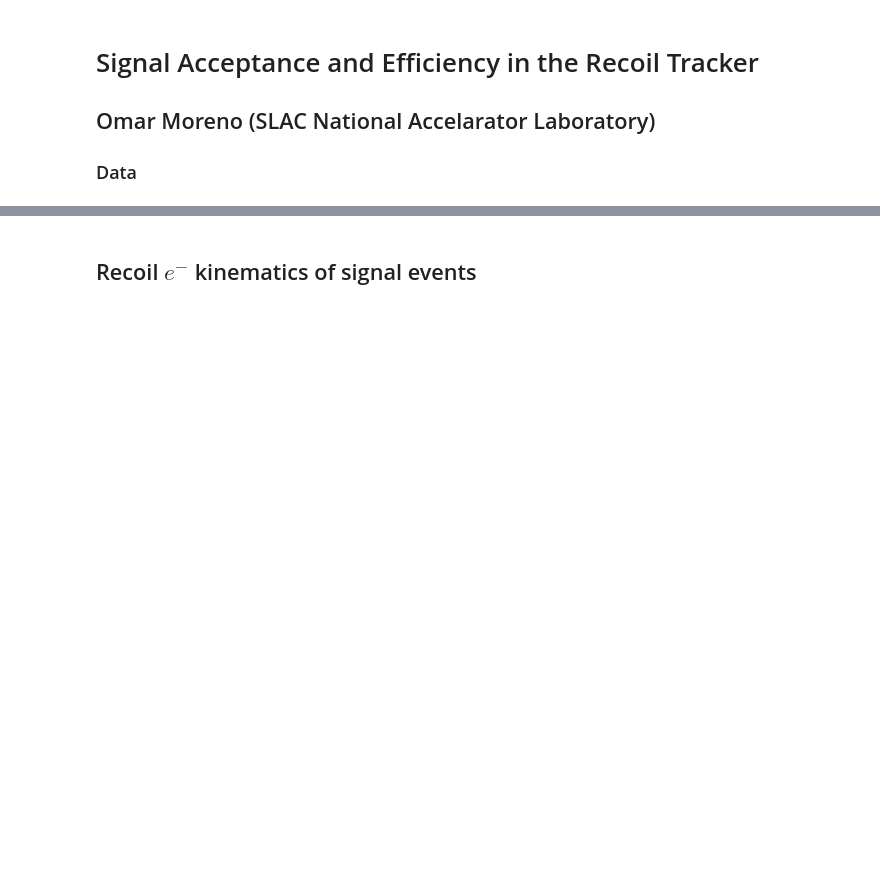
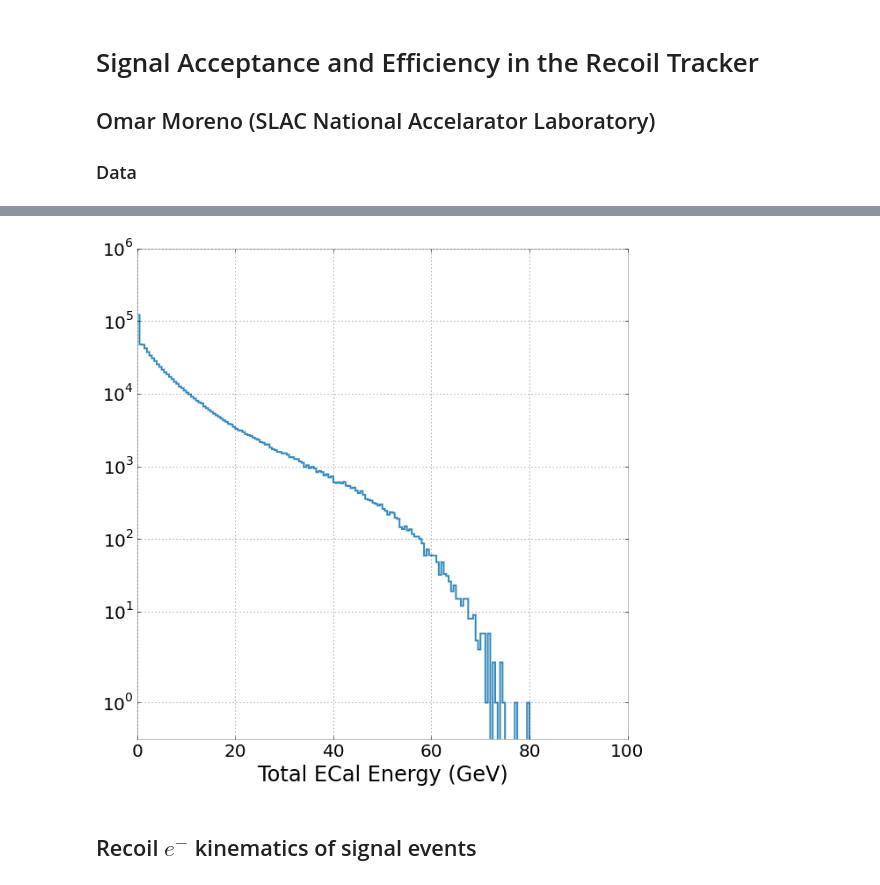
Before and after one commit to omar-moreno/ldmx-analysis, a Jupyter notebook: python/nb/ldmx_recoil_tracker_signal_studies.ipynb, the cells around one changed output, grey strips where cells are left out. Saved outputs shown, nothing was run; the diff lists cells and outputs as text; code cells hidden in the pictures; blank space fills up the shorter version.

```diff
--- a/python/nb/ldmx_recoil_tracker_signal_studies.ipynb
+++ b/python/nb/ldmx_recoil_tracker_signal_studies.ipynb
@@ -23,5 +29,13 @@ matplotlib.rcParams['legend.numpoints'] = 1
 def binomial_error(total, passing) :
     return (1/total)*math.sqrt(passing*(1-passing/total))
+# %%
+# Load the records from a flat database containing information from the Ecal
+event_numbers = np.genfromtxt("eventNumbers.txt",
+                     dtype=[('event', 'f8'),
+                            ('triggered', 'f8'),
+                            ('ecal_energy', 'f8')],
+                     delimiter=" "
+                    )
 # %%
 # Location of the ROOT ntuple
 file_path = '/home/omoreno/work/ldmx/analysis/signal_mc/signal_analysis_ntuple.root'
@@ -47,5 +70,14 @@ sim_hit_pos_x = results_rec['sim_hit_pos_x']
 sim_hit_pos_y = results_rec['sim_hit_pos_y']
 sim_hit_pos_z = results_rec['sim_hit_pos_z']
 sim_hit_time  = results_rec['sim_hit_time']
+# %%
+fig, ax0 = plt.subplots(nrows=1, ncols=1, figsize=(10, 10))
+
+bins = np.linspace(0, 100, 201)
+ax0.hist(event_numbers['ecal_energy'], bins, histtype='step', linewidth=2)
+ax0.set_xlabel("Total ECal Energy (GeV)")
+ax0.set_yscale("symlog")
+# %% [output]
+[figure, added]
 # %% [markdown]
 ## Recoil $e^{-}$ kinematics of signal events
```
Also changed, not shown: parts of 13 cells of this notebook.
